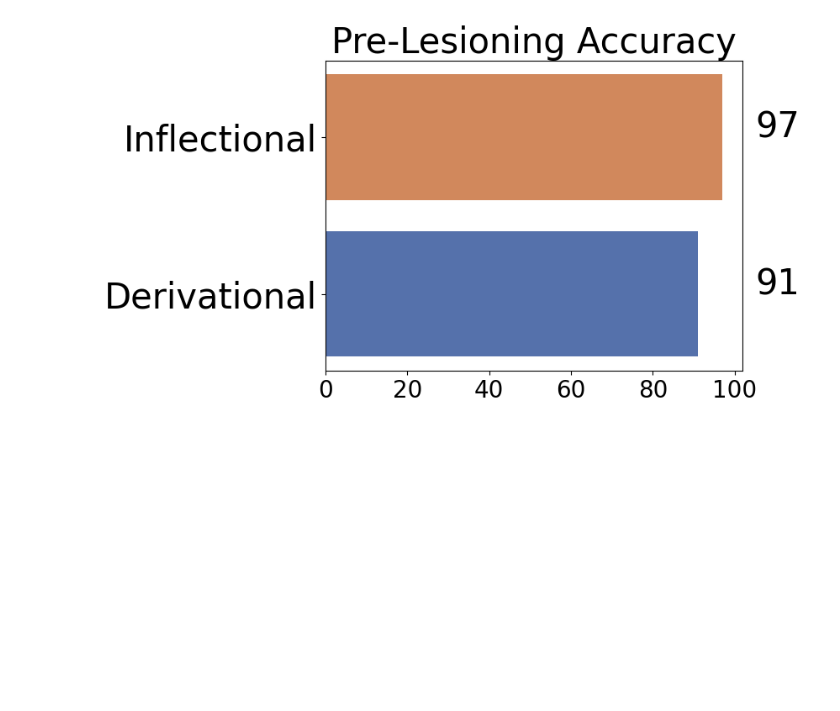
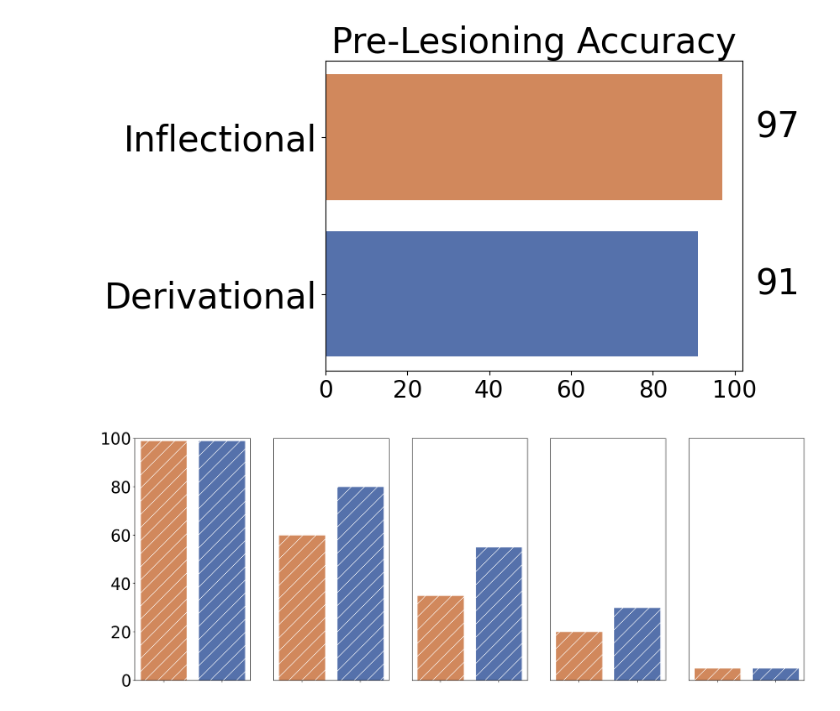
Before and after one commit to Innoviox/morphology-thesis, a Jupyter notebook: Untitled1.ipynb, the cells around one changed output. Cells and saved outputs as stored; diff of their text form; code cells hidden in the pictures; blank space fills up the shorter version.

```diff
--- a/Untitled1.ipynb
+++ b/Untitled1.ipynb
@@ -119,3 +119,15 @@ plt.text(105, 1, '97', fontsize=30)
 # %% [output]
 Text(105, 1, '97')
 [figure]
+# %%
+fig, axes = plt.subplots(1, 5, figsize=(22, 8))
+for i, [acc1, acc2] in enumerate([[99, 99], [60, 80], [35, 55], [20, 30], [5, 5]]):
+    axes[i].bar([' ', ''], [acc1, acc2], color=['#d1885c', '#5571ab'], edgecolor='white', hatch='/')
+    axes[i].set_ylim(top=100)
+    if i > 0:
+        axes[i].set_yticks([])
+    else:
+        axes[i].tick_params(axis='y', labelsize=30)
+        # axes[i].set_ylabel("Accuracy", fontsize=40)
+# %% [output]
+[figure, added]
```
Also changed, not shown: 14 other files.
